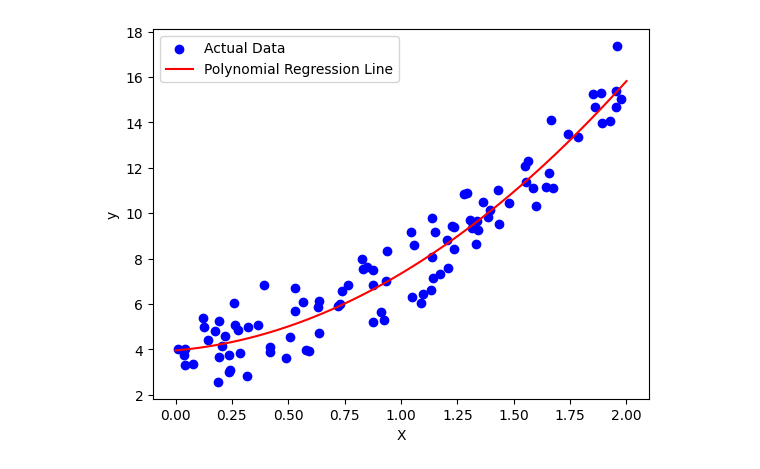
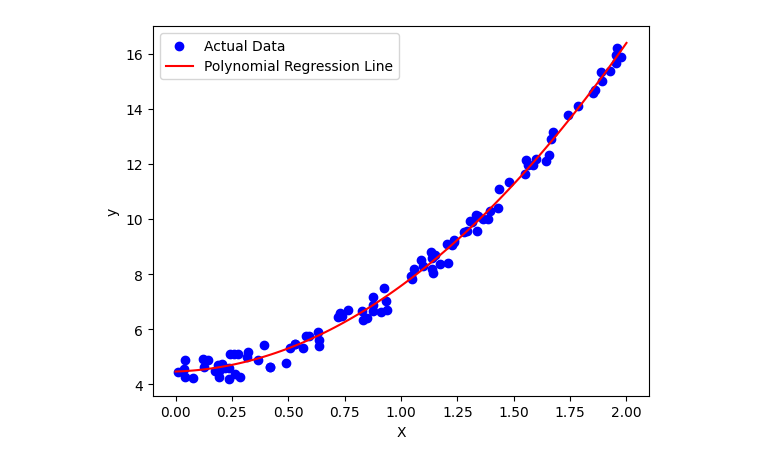
Before and after one commit to HiteshNP/ML_lab, a Jupyter notebook: Part-b/10 PolynomialRegression.ipynb, the cells around one changed output. Cells and saved outputs as stored; diff of their text form; code cells hidden in the pictures.

```diff
--- a/Part-b/10 PolynomialRegression.ipynb
+++ b/Part-b/10 PolynomialRegression.ipynb
@@ -1,30 +1,29 @@
 # %%
 import numpy as np
 import matplotlib.pyplot as plt
 from sklearn.linear_model import LinearRegression
 from sklearn.preprocessing import PolynomialFeatures
 from sklearn.pipeline import make_pipeline
 
 # Generate data
 np.random.seed(0)
 X = 2 * np.random.rand(100, 1)
-y = 3 * X**2 + 4 + np.random.randn(100, 1)
+y = 3 * X**2 + 4 + np.random.rand(100, 1)
 
 # Create and train the model
 degree = 2
 model = make_pipeline(PolynomialFeatures(degree), LinearRegression())
 model.fit(X, y)
 
 # Generate points for plotting the polynomial regression line
 X_plot = np.linspace(0, 2, 100).reshape(-1, 1)
 y_plot = model.predict(X_plot)
 
-# Plot
 plt.scatter(X, y, color='blue', label='Actual Data')
 plt.plot(X_plot, y_plot, color='red', label='Polynomial Regression Line')
 plt.xlabel('X')
 plt.ylabel('y')
 plt.legend()
 plt.show()
 # %% [output]
-[figure, old version]
+[figure, new version]
```
Also changed, not shown: 20 other files.
